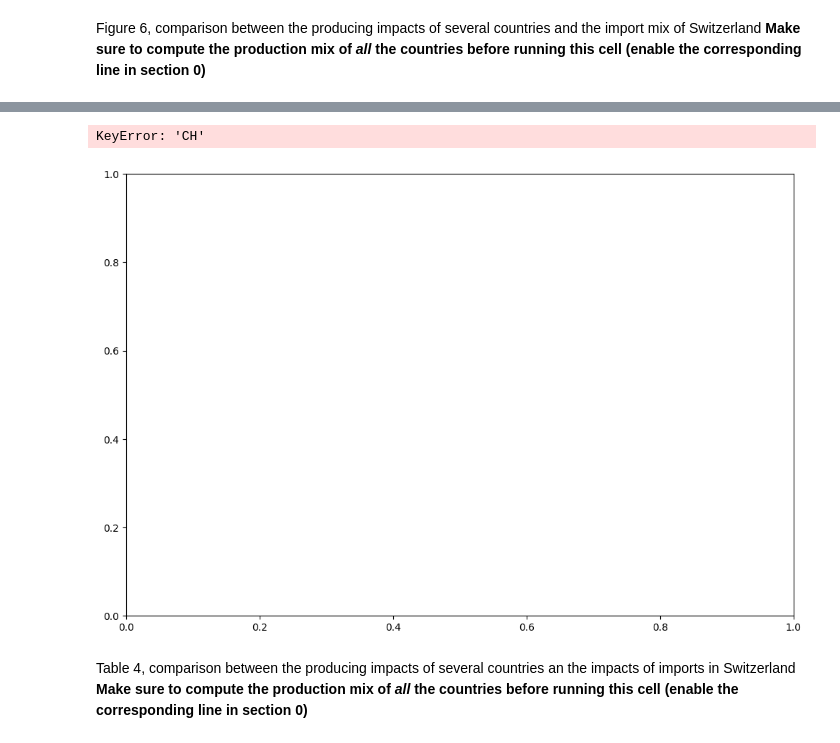
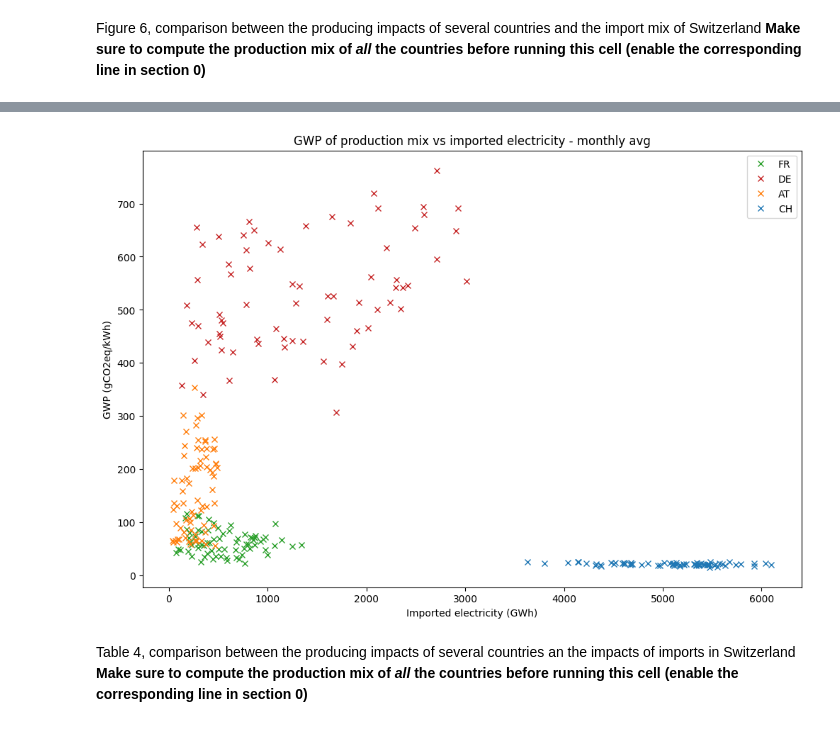
Before and after one commit to LESBAT-HEIG-VD/EcoDynElec, a Jupyter notebook: examples/swiss_mix_analysis.ipynb, the cells around one changed output, grey strips where cells are left out. Saved outputs shown, nothing was run; the diff lists cells and outputs as text; code cells hidden in the pictures.

```diff
--- a/examples/swiss_mix_analysis.ipynb
+++ b/examples/swiss_mix_analysis.ipynb
@@ -35,7 +33,7 @@ my_config.freq = "H"
 my_config.ctry = ['AT', 'CH', 'DE', 'FR', 'IT']
 my_config.target = ['CH']  # You can put multiple targets here
 # Enable this if you want to plot fig 6 (will impact the computation time - it took me 15min)
-#my_config.target = ['CH', 'AT', 'FR', 'DE']
+my_config.target = ['CH', 'AT', 'FR', 'DE']
 my_config.data_cleaning = True
 my_config.path.generation = "./mix_analysis/downloads/generations/"
 my_config.path.exchanges = "./mix_analysis/downloads/exchanges/"
@@ -78,7 +76,7 @@ If the files for the years of interest have already been generated, they can be
 # %%
 from examples.mix_analysis.analysis_functions import load_data
 
-#raws, mixs, impacts = load_data(my_config, years, savedir="../examples/mix_analysis/results/")
+flows, mixs, impacts = load_data(my_config, years, savedir="../examples/mix_analysis/results/")
 # %% [markdown]
 ### 0.3 Pre-processing the data
 Here we reformat the data to make it easier to manipulate and plot
@@ -88,7 +86,7 @@ Here we reformat the data to make it easier to manipulate and plot
 # Dict of dicts containing for each target country:
 # 'raw_df': Productions in MWh for each power source in each country, contributing to the target
 # 'df': Total consumption in the target country (column 'sum') and contribution of each country (MWh)
-raw_productions = {}
+raw_consumptions_by_src = {}
 # Dict of dicts containing for each target country:
 # 'raw_df': Shares of each power source in the total mix of the target country (0-1)
 # 'df': Shares of each country in the total mix of the target country (0-1)
@@ -100,10 +98,15 @@ electricity_impacts = {}
 # Dict of dataframes containing for each country the ghg emissions of one kWh produced in that country (gCO2eq/kWh) (it's the impact of the producing mix of each country)
 producing_electricity_impacts = {}
 
+# Temporary dict matching raw_consumptions_by_src['raw_df'] but by year
+raws = {}
 # Multi-target: correctly extract the data for each target country
 if len(my_config.target) > 1:
     for c in my_config.target:
-        raw_productions[c] = format_data_0({y: raws[y][c] for y in years})
+        for y in years:
+            raws[y] = {}
+            raws[y][c] = mix_to_kwh(my_config, flows_df=flows[y][c], mix_df=mixs[y][c], target=c, return_data='+P+I-E')
+        raw_consumptions_by_src[c] = format_data_0({y: raws[y][c] for y in years})
         electricity_mixs[c] = format_data_0({y: mixs[y][c] for y in years})
         electricity_impact = format_data_0({y: impacts[y][c] for y in years})
         producing_electricity_impact = electricity_impact['df'][c] / electricity_mixs[c]['df'][c]
@@ -112,18 +115,21 @@ if len(my_config.target) > 1:
         producing_electricity_impacts[c] = producing_electricity_impact * 1000
 
     # Extract the data for CH
-    raw_production = raw_productions['CH']
+    raw_consumption_by_src = raw_consumptions_by_src['CH']
     electricity_mix = electricity_mixs['CH']
     electricity_impact = electricity_impacts['CH']
     producing_electricity_impact = pd.DataFrame(producing_electricity_impacts)
 else:  # Easy case: only one target country (not that figure 6 and table 4 will not be available)
-    raw_production = format_data_0({y: raws[y] for y in years})
+    for y in years:
+        raws[y] = mix_to_kwh(my_config, flows_df=flows[y], mix_df=mixs[y], target='CH', return_data='+P+I-E')
+    raw_consumption_by_src = format_data_0({y: raws[y] for y in years})
     electricity_mix = format_data_0({y: mixs[y] for y in years})
     electricity_impact = format_data_0({y: impacts[y] for y in years})
     producing_electricity_impact = electricity_impact['df'] / electricity_mix['df']
     # convert kgCO2eq/kWh -> gCO2eq/kWh
     electricity_impact = {k: v * 1000 for k, v in electricity_impact.items()}
     producing_electricity_impact = producing_electricity_impact * 1000
+del raws
 # %% [markdown]
 ### 0.4 Plots configuration
 
@@ -329,19 +364,18 @@ Figure 6, comparison between the producing impacts of several countries and the
 # %%
 fig, ax = plt.subplots(figsize=(12, 8))
 x = np.linspace(0, 1, 100)
 countries = ['FR', 'DE', 'AT', 'CH']
 for c in countries:
     #mx = electricity_mixs['CH']['df'][c].resample('M').mean()
-    mx = raw_productions['CH']['df'][c].resample('M').mean()
+    mx = raw_consumptions_by_src['CH']['df'][c].resample('M').mean()
     px = producing_electricity_impacts[c].resample('M').mean()
     plt.plot(mx, px, color=colormap[c], label=c, marker='x', linestyle='None')
 plt.title('GWP of production mix vs imported electricity - monthly avg')
 plt.xlabel('Imported electricity (GWh)')
 plt.ylabel('GWP (gCO2eq/kWh)')
 plt.legend();
 # %% [output]
-KeyError: 'CH'
-[figure, old version]
+[figure, new version]
 # %% [markdown]
 Table 4, comparison between the producing impacts of several countries an the impacts of imports in Switzerland
 **Make sure to compute the production mix of *all* the countries before running this cell (enable the corresponding line in section 0)**
```
Also changed, not shown: parts of 18 cells of this notebook, 2 other files.
